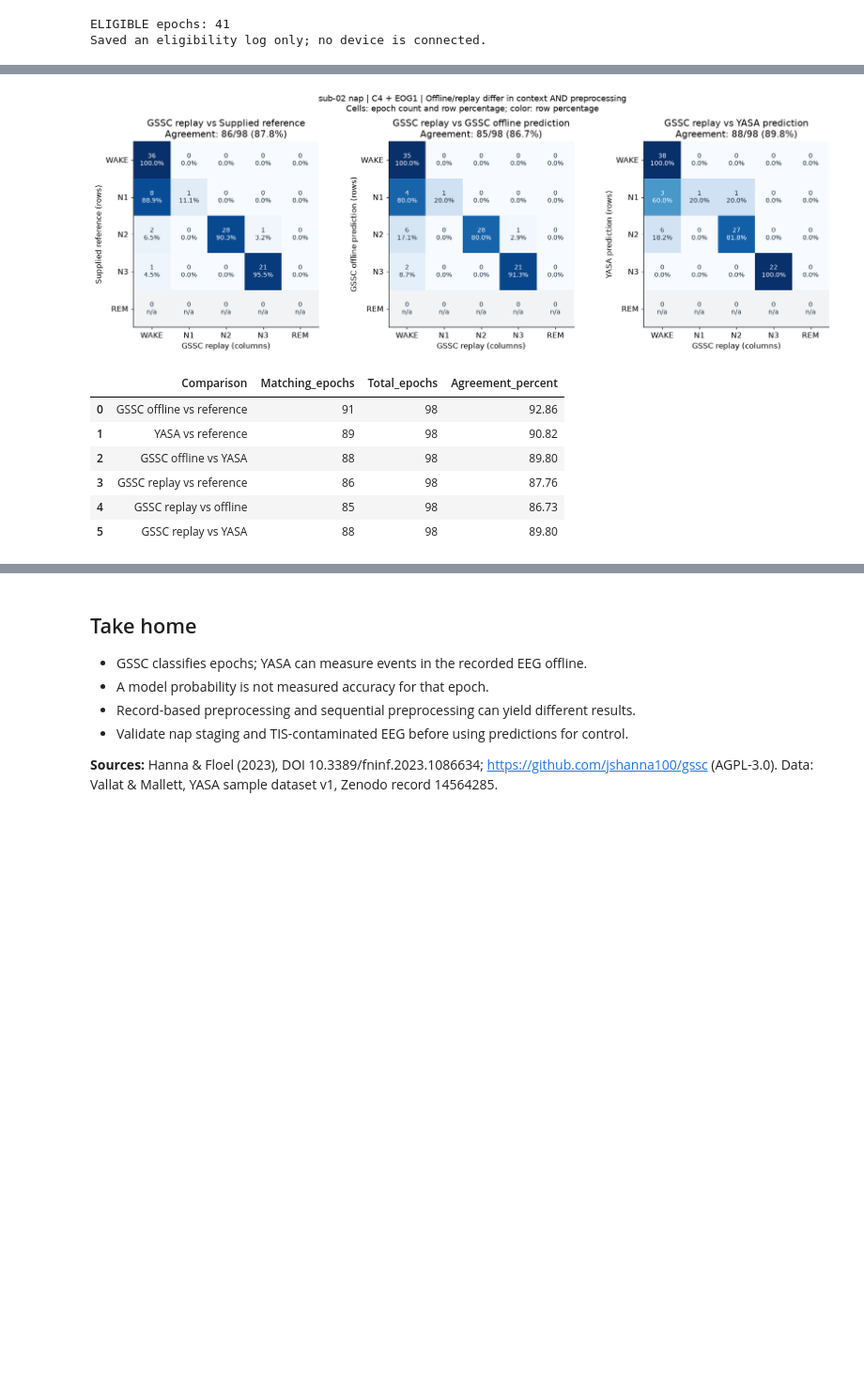
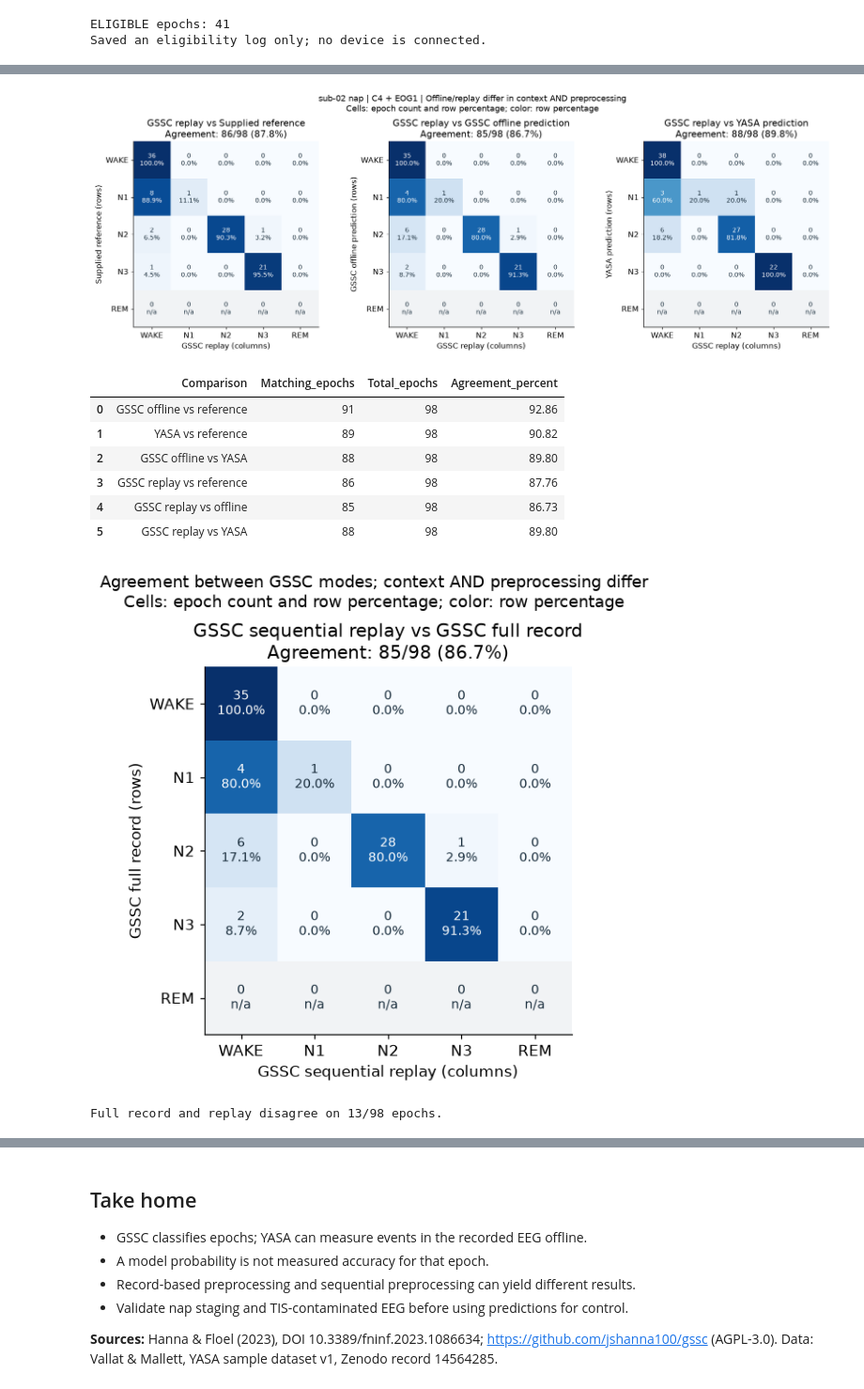
Before and after one commit to NoeMMolina/Neuroworkshop_github_final, a Jupyter notebook: 04_GSSC_sleep_staging.ipynb, the cells around one changed output, grey strips where cells are left out. Shown at 94% size. Cells and saved outputs as stored; diff of their text form; code cells hidden in the pictures; blank space fills up the shorter version.

```diff
--- a/04_GSSC_sleep_staging.ipynb
+++ b/04_GSSC_sleep_staging.ipynb
@@ -781,30 +815,45 @@ if RUN_REPLAY:
     assert np.array_equal(replay_table.Reference.to_numpy(), reference)
     replay_predicted = replay_table.Predicted.to_numpy()
     replay_panels = [("Supplied reference", reference, "GSSC replay", replay_predicted),
                      ("GSSC offline prediction", predicted, "GSSC replay", replay_predicted)]
     if yasa_comparison is not None:
         replay_panels.append(("YASA prediction", yasa_predicted, "GSSC replay", replay_predicted))
     replay_confusions = plot_confusion_panels(
         replay_panels, OUT / "05_replay_confusion_matrices.png",
         note="sub-02 nap | C4 + EOG1 | Offline/replay differ in context AND preprocessing"
     )
     comparison_table["GSSC_replay"] = replay_predicted
     comparison_table.to_csv(OUT / "classifier_comparison.csv", index=False)
     replay_comparisons = [("GSSC replay vs reference", reference), ("GSSC replay vs offline", predicted)]
     if yasa_comparison is not None:
         replay_comparisons.append(("GSSC replay vs YASA", yasa_predicted))
     for name, left in replay_comparisons:
         matches = int(np.sum(left == replay_predicted))
         comparison_metrics.append({"Comparison": name, "Matching_epochs": matches,
                                    "Total_epochs": len(reference), "Agreement_percent": 100 * matches / len(reference)})
     pd.DataFrame(comparison_metrics).to_csv(OUT / "classifier_agreement.csv", index=False)
     display(pd.DataFrame(comparison_metrics).round(2))
+    # Dedicated full-record/replay matrix: rows = full record, columns = replay.
+    full_record_replay_confusion = plot_confusion_panels(
+        [("GSSC full record", predicted, "GSSC sequential replay", replay_predicted)],
+        OUT / "06_full_record_vs_sequential_replay.png",
+        note="Agreement between GSSC modes; context AND preprocessing differ"
+    )[0]
+    replay_disagreements = comparison_table.loc[
+        comparison_table.GSSC_offline != comparison_table.GSSC_replay,
+        ["Epoch", "Start_s", "Reference", "GSSC_offline", "GSSC_replay"]
+    ].copy()
+    replay_disagreements.to_csv(OUT / "full_record_replay_disagreements.csv", index=False)
+    print(f"Full record and replay disagree on {len(replay_disagreements)}/{len(reference)} epochs.")
+    display(replay_disagreements)
 # %% [output]
 [figure]
 |  | Comparison | Matching_epochs | Total_epochs | Agreement_percent |
 | 0 | GSSC offline vs reference | 91 | 98 | 92.86 |
 | 1 | YASA vs reference | 89 | 98 | 90.82 |
 | 2 | GSSC offline vs YASA | 88 | 98 | 89.80 |
 | 3 | GSSC replay vs reference | 86 | 98 | 87.76 |
 | 4 | GSSC replay vs offline | 85 | 98 | 86.73 |
 | 5 | GSSC replay vs YASA | 88 | 98 | 89.80 |
+[figure, added]
+Full record and replay disagree on 13/98 epochs.
```
Also changed, not shown: parts of 20 cells of this notebook, 6 other files.
